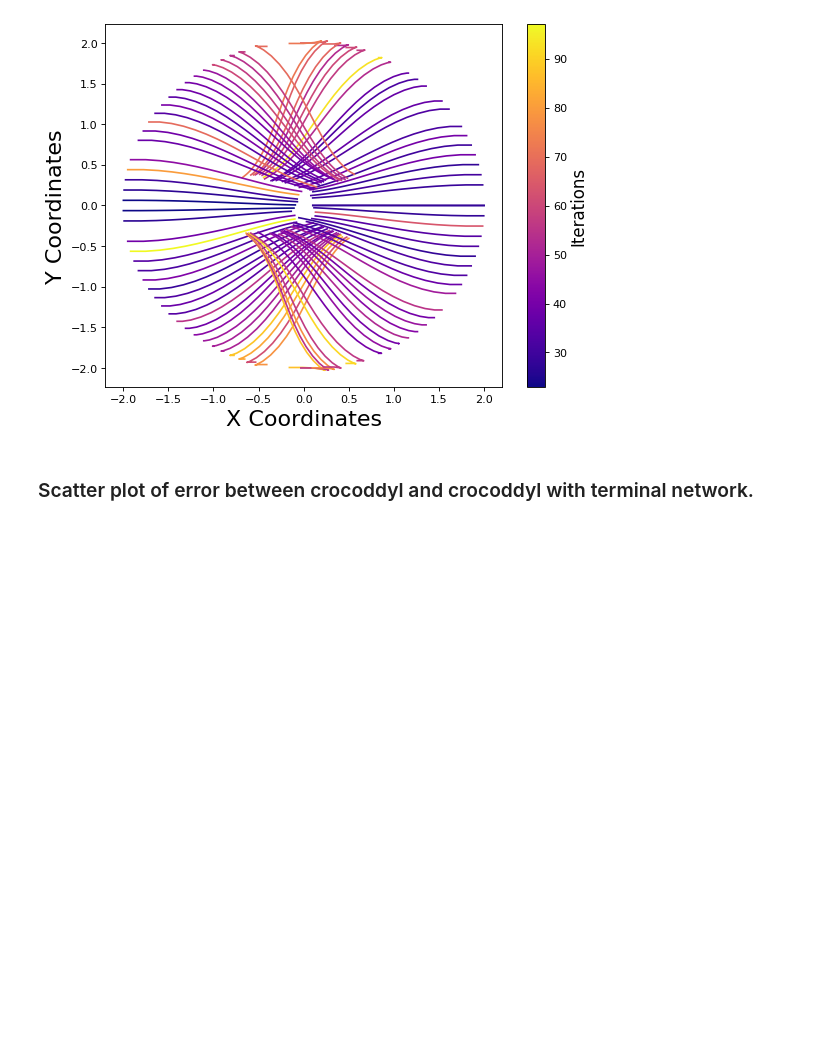
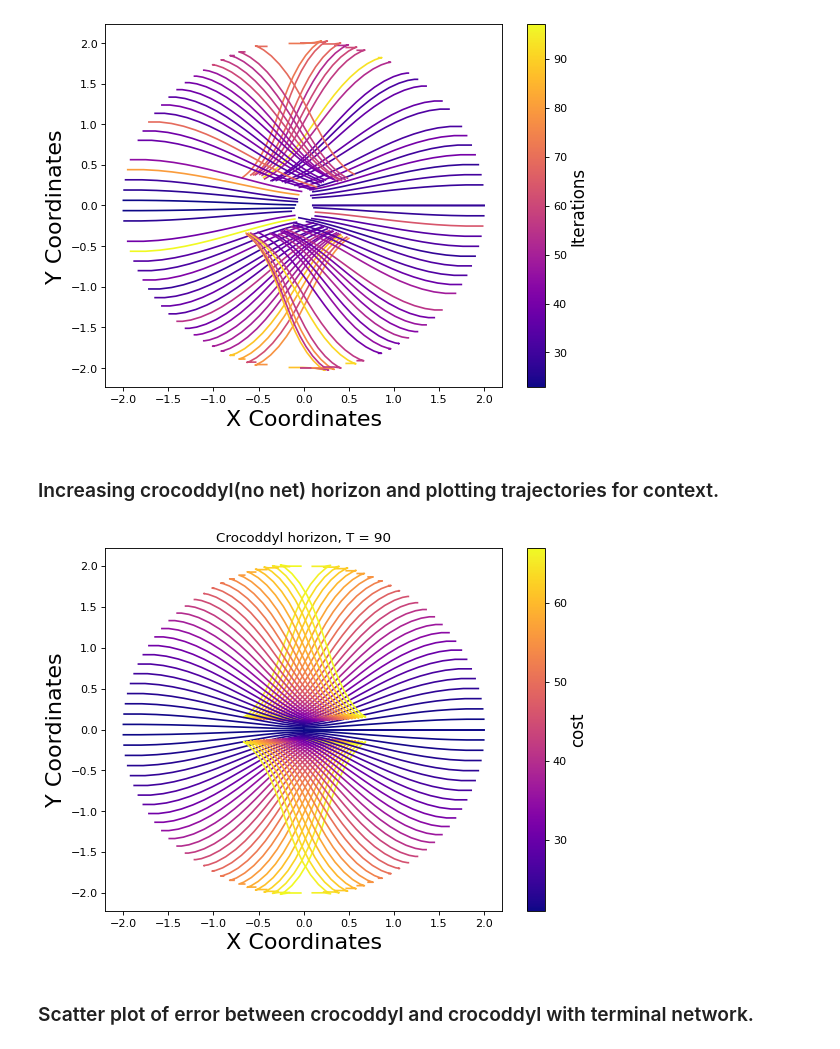
Before and after one commit to amitparag/Gepetto-Research, a Jupyter notebook: Crocoddyl Regression/plots.ipynb, the cells around one changed output. Drawn from its saved outputs; the diff is of its cells as text; code cells hidden in the pictures; blank space fills up the shorter version.

Commit message:
Added croc horizon plot

```diff
--- a/Crocoddyl Regression/plots.ipynb
+++ b/Crocoddyl Regression/plots.ipynb
@@ -67,6 +67,13 @@ plot_trajectories(c,t,"Cost")
 plot_trajectories(i,t,"Iterations")
 # %% [output]
 [figure]
+# %% [markdown]
+### Increasing crocoddyl(no net)  horizon and plotting trajectories for context.
+# %%
+c, t, _ = _crocoddyl()
+plot_trajectories(c, t, "cost", savename = "CostHorizon", title = "Crocoddyl horizon, T = 90")
+# %% [output]
+[figure, added]
 # %% [markdown]
 ### Scatter plot of error between crocoddyl and crocoddyl with terminal network.
 # %%
```
Also changed, not shown: 2 other files.
